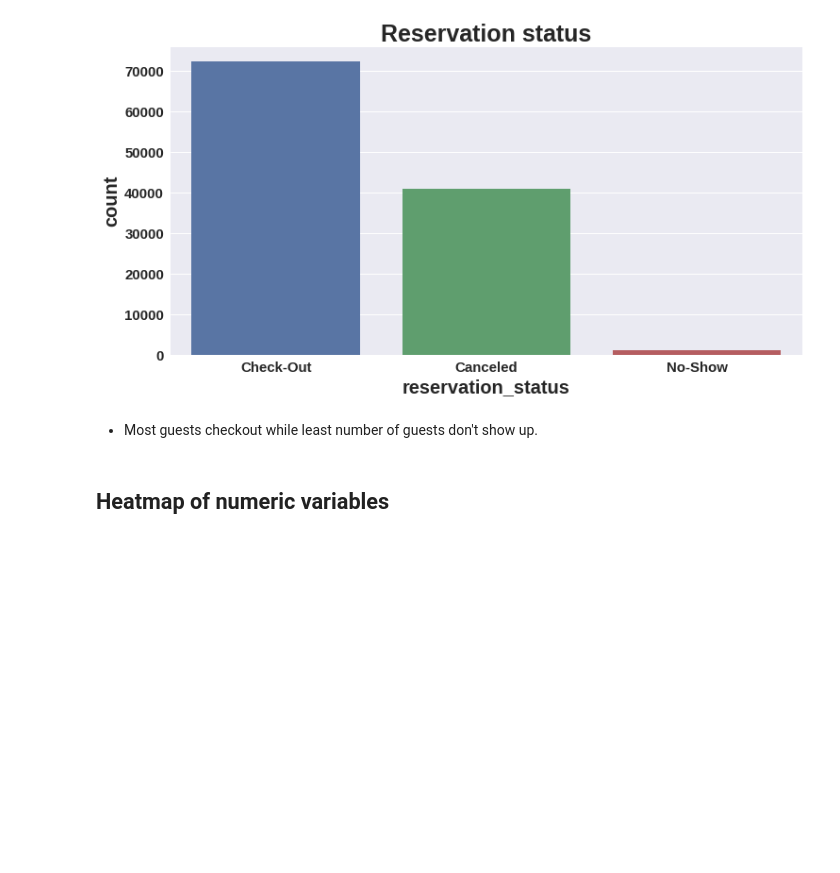
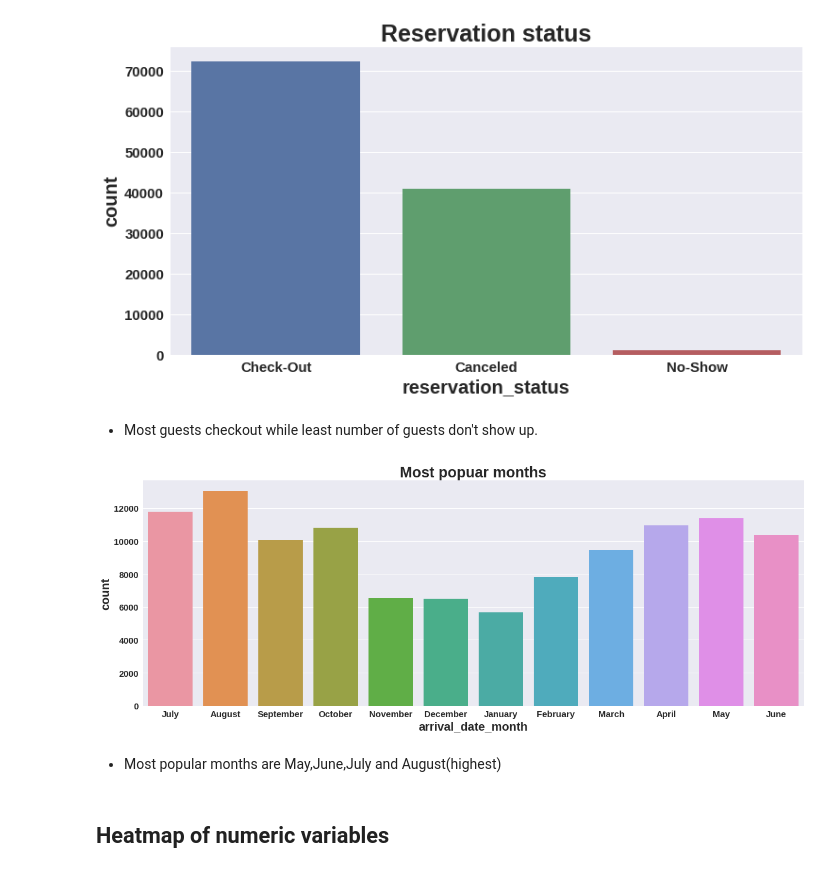
Before and after one commit to aynaval/Hotel-booking-analysis_EDA, a Jupyter notebook: Team_notebook_Hotel_booking_analysis.ipynb, the cells around one changed output. Cells and saved outputs as stored; diff of their text form; code cells hidden in the pictures; blank space fills up the shorter version.

```diff
--- a/Team_notebook_Hotel_booking_analysis.ipynb
+++ b/Team_notebook_Hotel_booking_analysis.ipynb
@@ -860,6 +848,14 @@ plt.title('Reservation status');
 [figure]
 # %% [markdown]
 * Most guests checkout while least number of guests don't show up.
+# %%
+plt.figure(figsize=(20,7))
+sns.countplot(data=hotel_df, x ='arrival_date_month')
+plt.title('Most popuar months');
+# %% [output]
+[figure, added]
+# %% [markdown]
+* Most popular months are May,June,July and August(highest)
 # %% [markdown]
 ## **Heatmap of numeric variables**
 # %%
```
Also changed, not shown: parts of 4 cells of this notebook.
